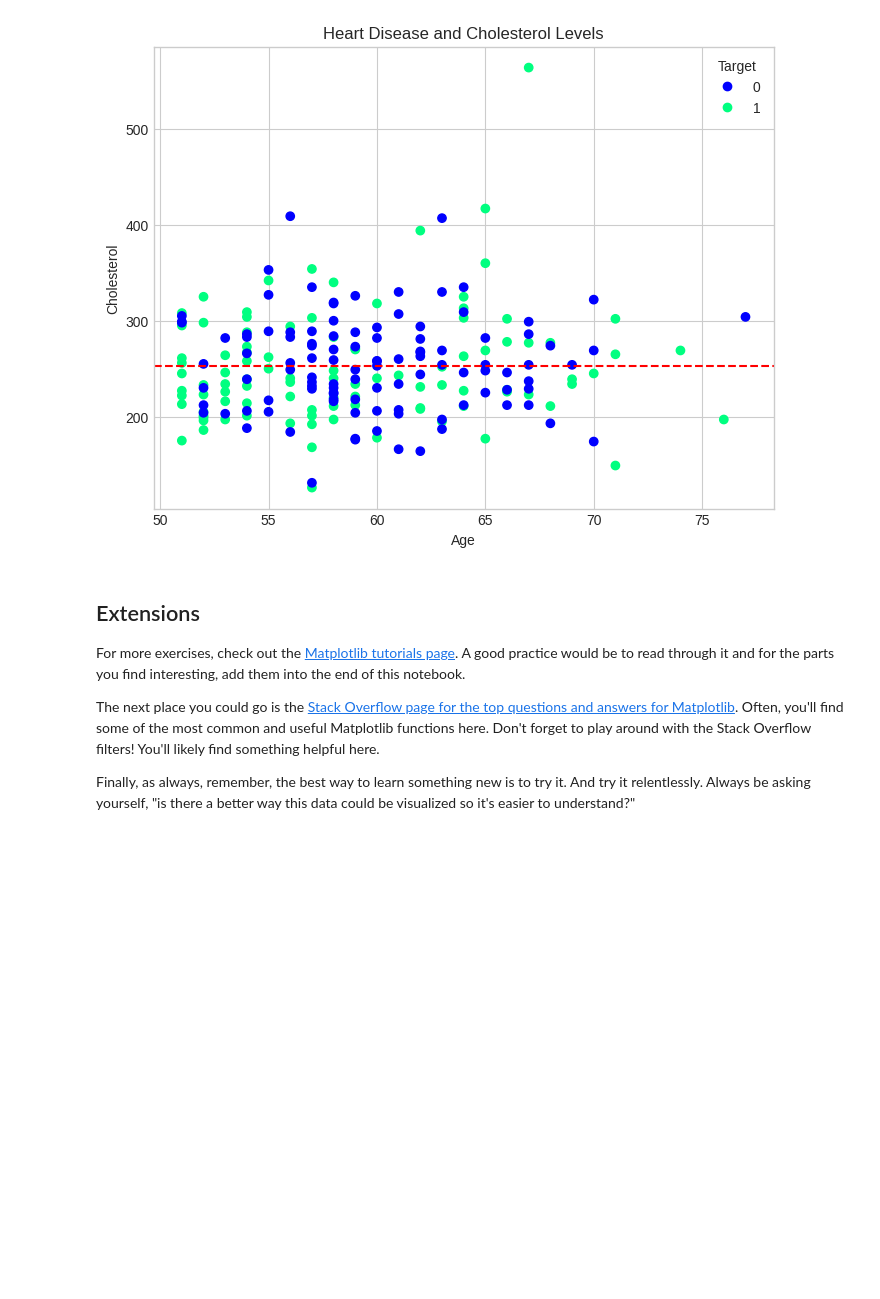
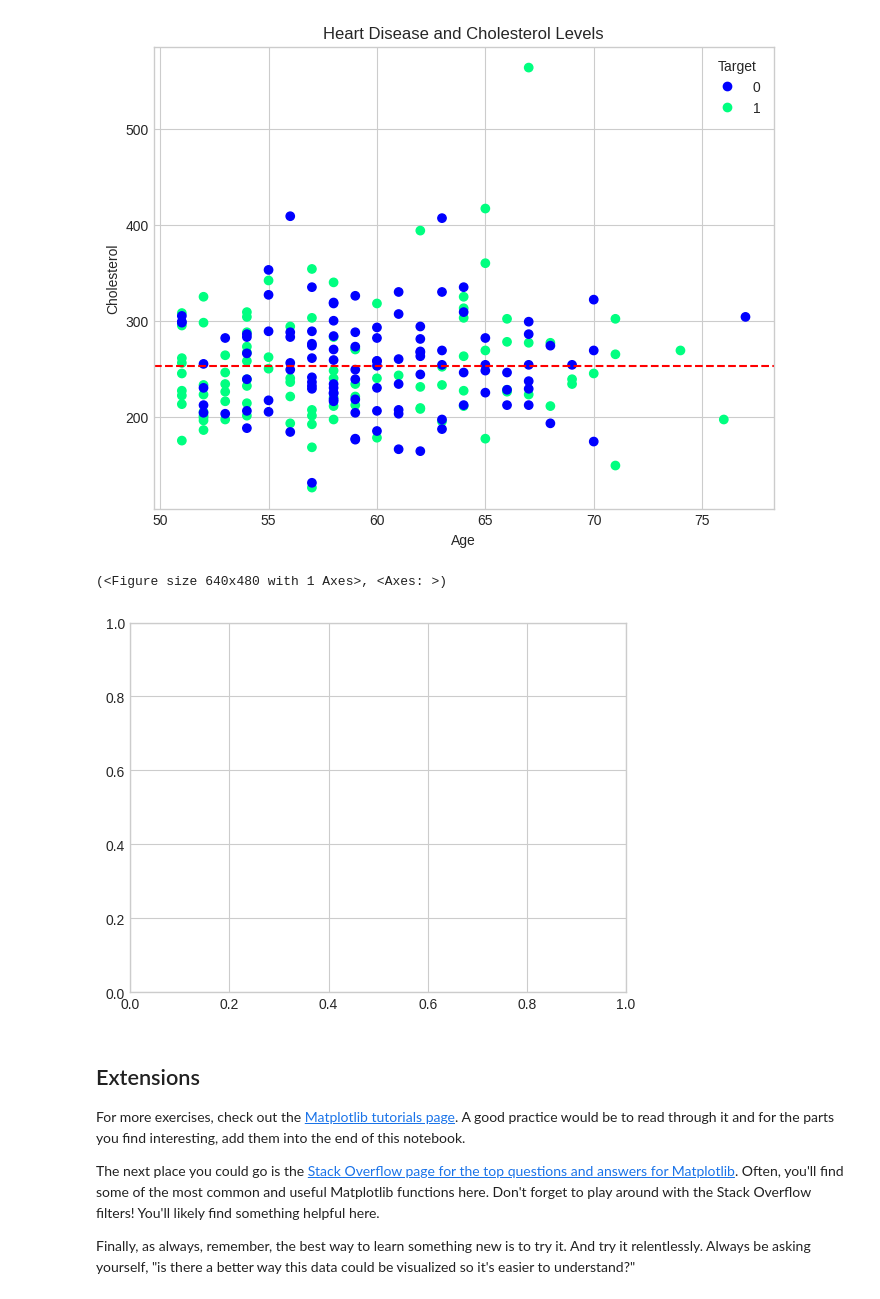
Before and after one commit to ERROR244/AI-ML-DS-Bootcamp, a Jupyter notebook: py/tutorials/T1/exercises/matplotlib-exercises.ipynb, the cells around one changed output. Drawn from its saved outputs; the diff is of its cells as text; code cells hidden in the pictures; blank space fills up the shorter version.

```diff
--- a/py/tutorials/T1/exercises/matplotlib-exercises.ipynb
+++ b/py/tutorials/T1/exercises/matplotlib-exercises.ipynb
@@ -555,7 +554,7 @@ plt.title("Heart Disease and Cholesterol Levels")
 plt.xlabel("Age")
 plt.ylabel("Cholesterol")
 plt.legend(*scatter.legend_elements(), title="Target", loc="upper right")
-plt.style.use("seaborn-v0_8-whitegrid")
+# plt.style.use("seaborn-v0_8-whitegrid")
 
 # Add a meanline
 plt.axhline(y=np.mean(Dt50["chol"]), linestyle="--", color='red')
@@ -585,6 +584,10 @@ plt.savefig("Heart-Disease-and-Cholesterol-Levels")
 [figure]
 # %%
 # Reset the figure by calling plt.subplots()
+plt.subplots()
+# %% [output]
+(<Figure size 640x480 with 1 Axes>, <Axes: >)
+[figure, added]
 # %% [markdown]
 ## Extensions
 
```
Also changed, not shown: parts of 8 cells of this notebook, 2 other files.
